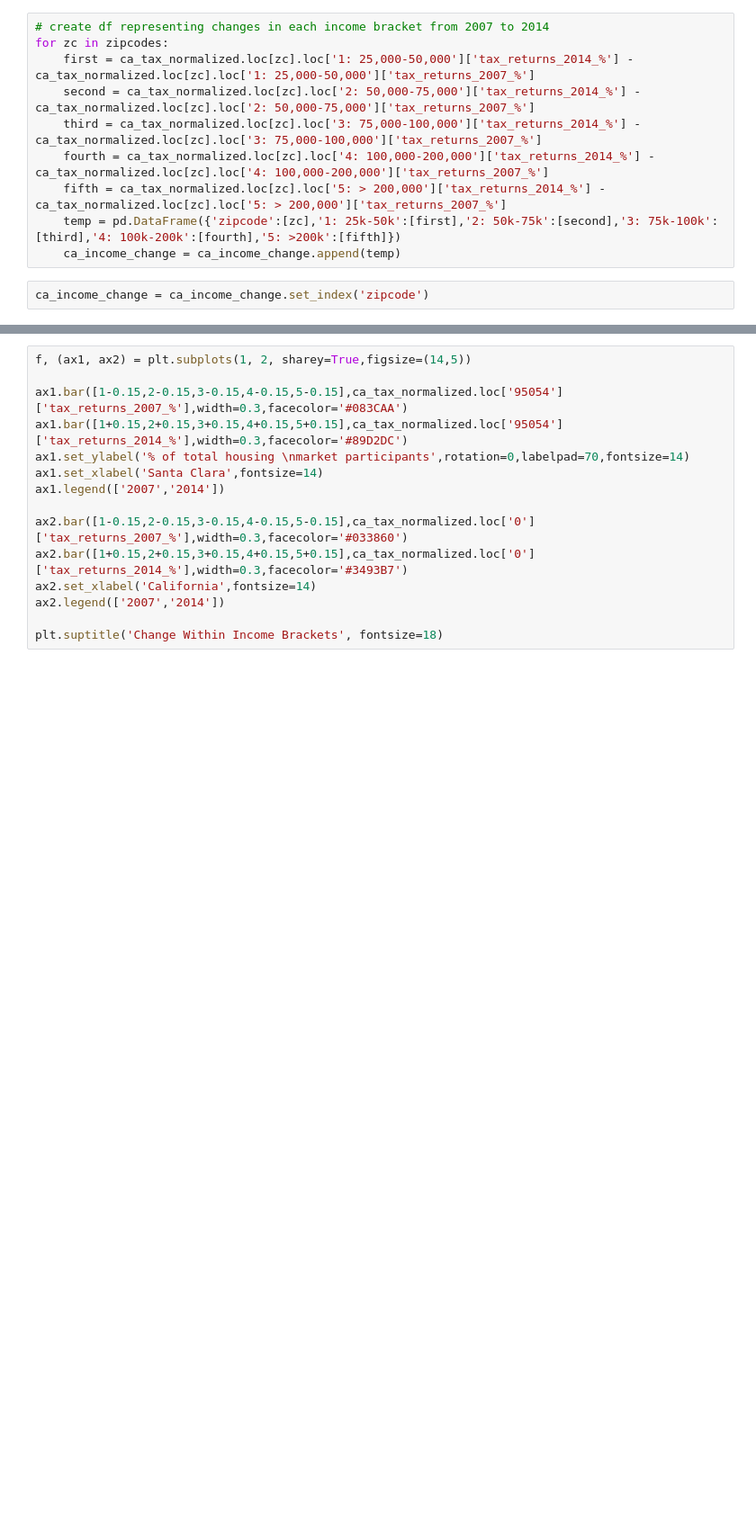
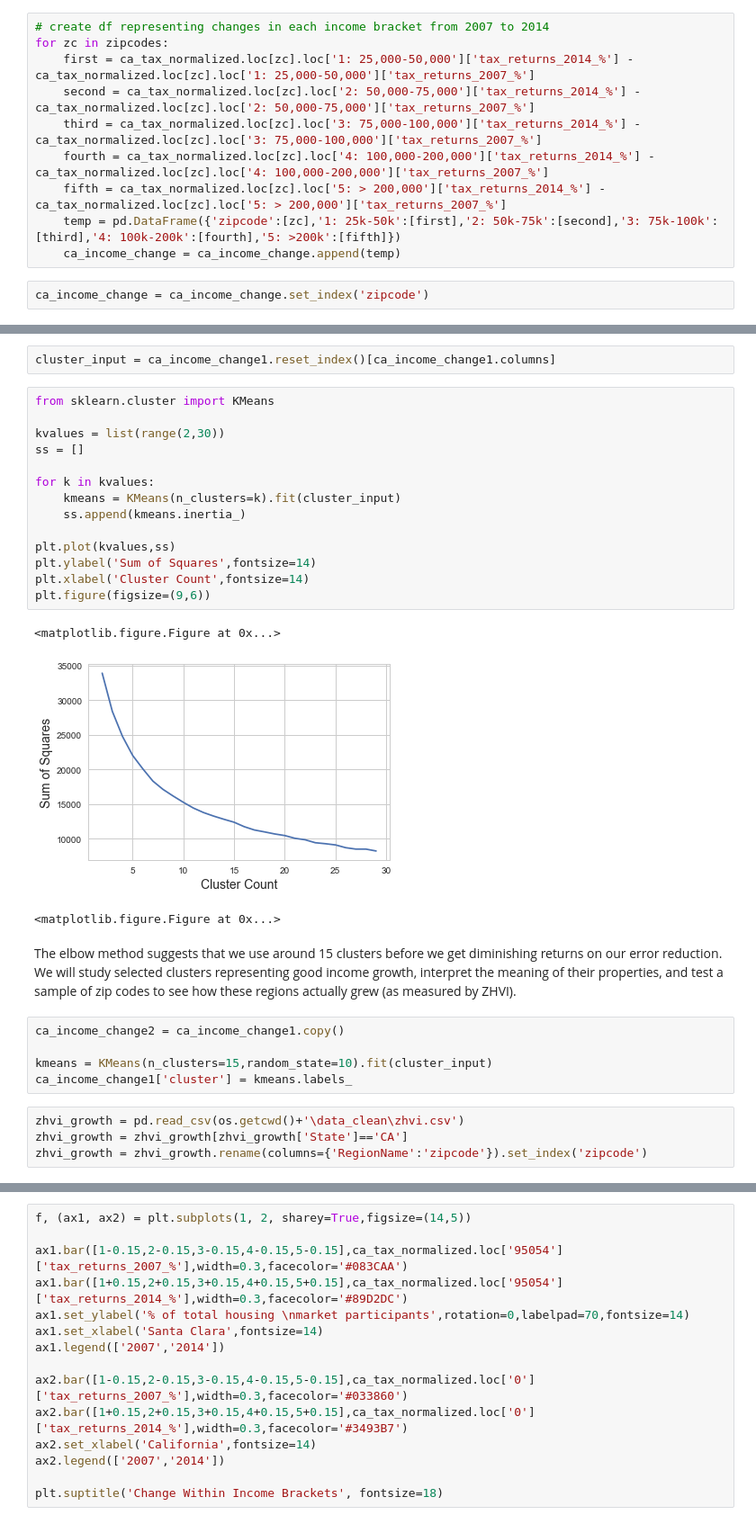
Before and after one commit to pandrewg/CA-Housing, a Jupyter notebook: EDA___tax.ipynb, the cells around one changed output, grey strips where cells are left out. Shown: that part at 90% size. Drawn from its saved outputs; the diff is of its cells as text; blank space fills up the shorter version.

```diff
--- a/EDA___tax.ipynb
+++ b/EDA___tax.ipynb
@@ -273,0 +194,31 @@ ca_income_change.describe()
+# %%
+cluster_input = ca_income_change1.reset_index()[ca_income_change1.columns]
+# %%
+from sklearn.cluster import KMeans
+
+kvalues = list(range(2,30))
+ss = []
+
+for k in kvalues:
+    kmeans = KMeans(n_clusters=k).fit(cluster_input)
+    ss.append(kmeans.inertia_)
+
+plt.plot(kvalues,ss)
+plt.ylabel('Sum of Squares',fontsize=14)
+plt.xlabel('Cluster Count',fontsize=14)
+plt.figure(figsize=(9,6))
+# %% [output]
+<matplotlib.figure.Figure at 0x...>
+[figure, added]
+<matplotlib.figure.Figure at 0x...>
+# %% [markdown]
+The elbow method suggests that we use around 15 clusters before we get diminishing returns on our error reduction. We will study selected clusters representing good income growth, interpret the meaning of their properties, and test a sample of zip codes to see how these regions actually grew (as measured by ZHVI).
+# %%
+ca_income_change2 = ca_income_change1.copy()
+
+kmeans = KMeans(n_clusters=15,random_state=10).fit(cluster_input)
+ca_income_change1['cluster'] = kmeans.labels_
+# %%
+zhvi_growth = pd.read_csv(os.getcwd()+'\data_clean\zhvi.csv')
+zhvi_growth = zhvi_growth[zhvi_growth['State']=='CA']
+zhvi_growth = zhvi_growth.rename(columns={'RegionName':'zipcode'}).set_index('zipcode')
```
Also changed, not shown: parts of 66 cells of this notebook.
